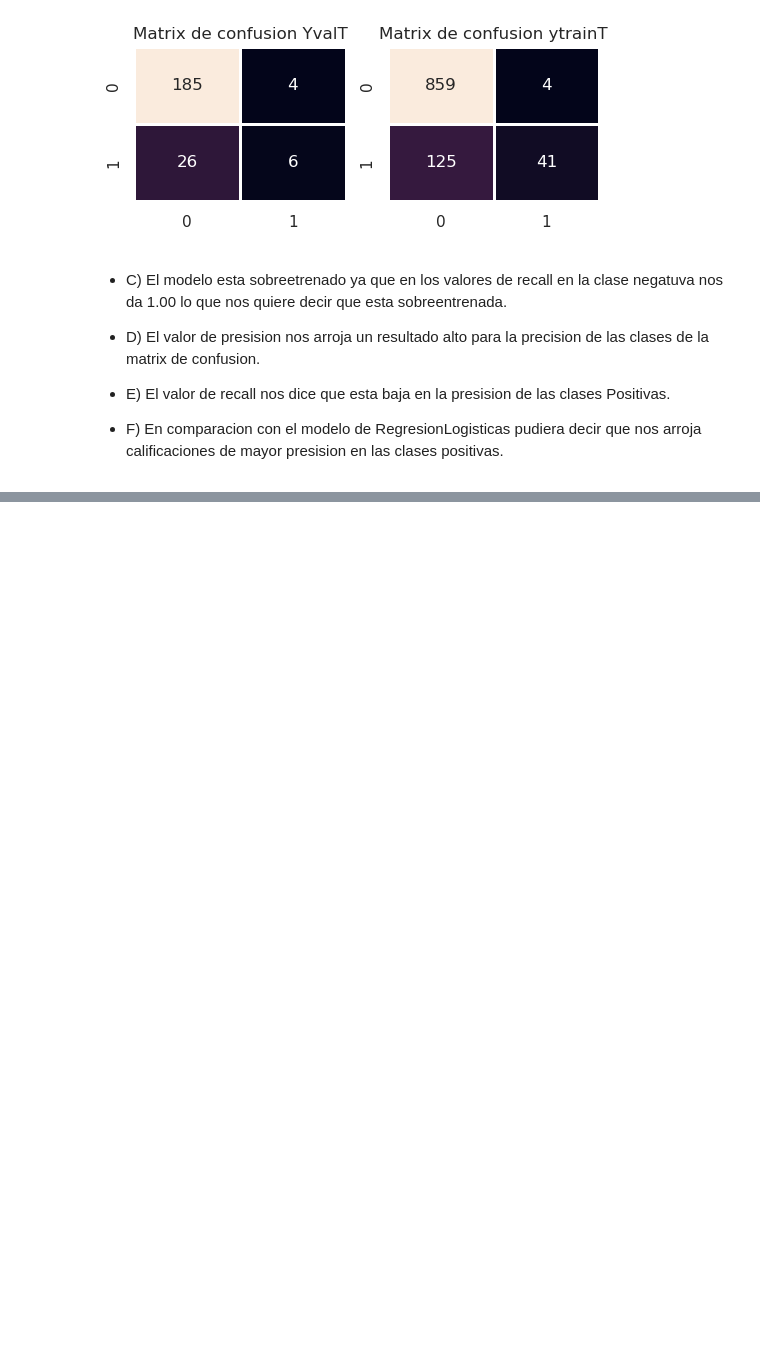
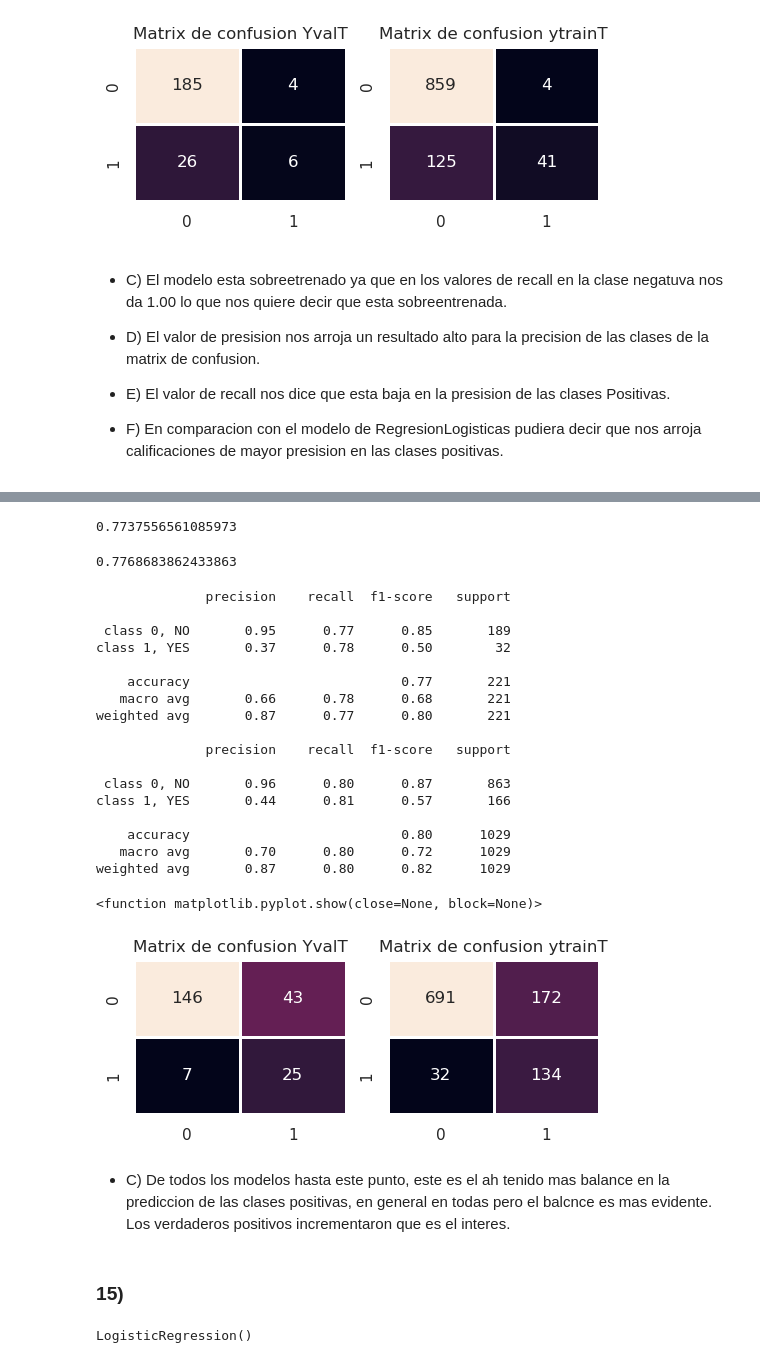
Before and after one commit to fran-dev-front/actividad2_3, a Jupyter notebook: Actividad_Semanas_3_y_4.ipynb, the cells around one changed output, grey strips where cells are left out. Drawn from its saved outputs; the diff is of its cells as text; code cells hidden in the pictures; blank space fills up the shorter version.

Commit message:
punto 18 terminado empezando el 19

```diff
--- a/Actividad_Semanas_3_y_4.ipynb
+++ b/Actividad_Semanas_3_y_4.ipynb
@@ -860,0 +972,6 @@ weighted avg       0.88      0.87      0.84      1029
+# %%
+smote = SMOTE(random_state=42)
+X_resampled, y_resampled = smote.fit_resample(XtrainT, ytrainT)
+# %%
+logisticRegr_smote = LogisticRegression()
+logisticRegr_smote.fit(X_resampled, y_resampled)
@@ -860,0 +980,2 @@ weighted avg       0.88      0.87      0.84      1029
+# %%
+XtrainT_smote = logisticRegr_smote.predict(XtrainT)
@@ -860,0 +991,3 @@ weighted avg       0.88      0.87      0.84      1029
+# %%
+XvalT_smote = logisticRegr_smote.predict(XvalT)
+XvalT_smote
@@ -860,0 +1006,50 @@ weighted avg       0.88      0.87      0.84      1029
+# %%
+score = accuracy_score(yvalT, XvalT_smote)
+score
+# %% [output]
+0.7737556561085973
+# %%
+recall_score(yvalT, XvalT_smote, average='macro')
+# %% [output]
+0.7768683862433863
+# %%
+cf_matrix_vyalT = confusion_matrix(yvalT, XvalT_smote)
+cf_matrix_ytrainT = confusion_matrix(ytrainT, XtrainT_smote)
+plt.figure(figsize=(6, 2))
+plt.subplot(1,2,1)
+plt.subplot(1,2,1)
+plt.title('Matrix de confusion YvalT')
+target_names = ['class 0, NO', 'class 1, YES']
+print(classification_report(yvalT, XvalT_smote, target_names=target_names))
+sns.heatmap(cf_matrix_vyalT, linewidths=1, annot=True, fmt='g', cbar=False,)
+plt.subplot(1,2,2)
+plt.title('Matrix de confusion ytrainT')
+target_names = ['class 0, NO', 'class 1, YES']
+print(classification_report(ytrainT, XtrainT_smote, target_names=target_names))
+sns.heatmap(cf_matrix_ytrainT, linewidths=1, annot=True, fmt='g', cbar=False,)
+
+plt.show
+# %% [output]
+              precision    recall  f1-score   support
+
+ class 0, NO       0.95      0.77      0.85       189
+class 1, YES       0.37      0.78      0.50        32
+
+    accuracy                           0.77       221
+   macro avg       0.66      0.78      0.68       221
+weighted avg       0.87      0.77      0.80       221
+
+              precision    recall  f1-score   support
+
+ class 0, NO       0.96      0.80      0.87       863
+class 1, YES       0.44      0.81      0.57       166
+
+    accuracy                           0.80      1029
+   macro avg       0.70      0.80      0.72      1029
+weighted avg       0.87      0.80      0.82      1029
+<function matplotlib.pyplot.show(close=None, block=None)>
+[figure, added]
+# %% [markdown]
+* C) De todos los modelos hasta este punto, este es el ah tenido mas balance en la prediccion de las clases positivas, en general en todas pero el balcnce es mas evidente. Los verdaderos positivos incrementaron que es el interes.
+# %% [markdown]
+### 15)
@@ -860,0 +1059,5 @@ weighted avg       0.88      0.87      0.84      1029
+# %%
+logisticRegr_smote_enn = LogisticRegression()
+logisticRegr_smote_enn.fit(X_resampled, y_resampled)
+# %% [output]
+LogisticRegression()
```
Also changed, not shown: parts of 53 cells of this notebook, 1 other file.
